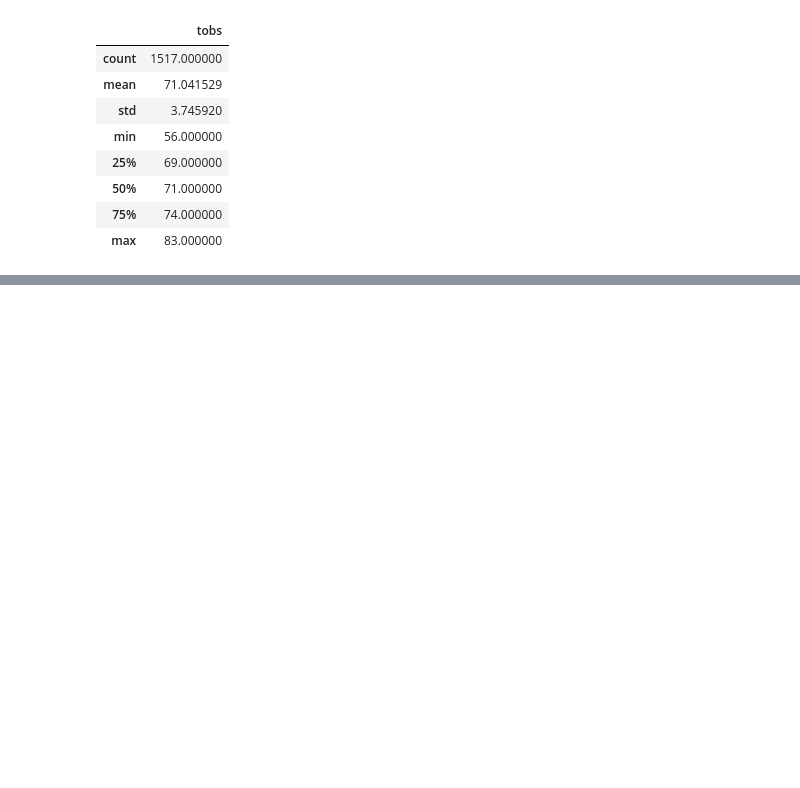
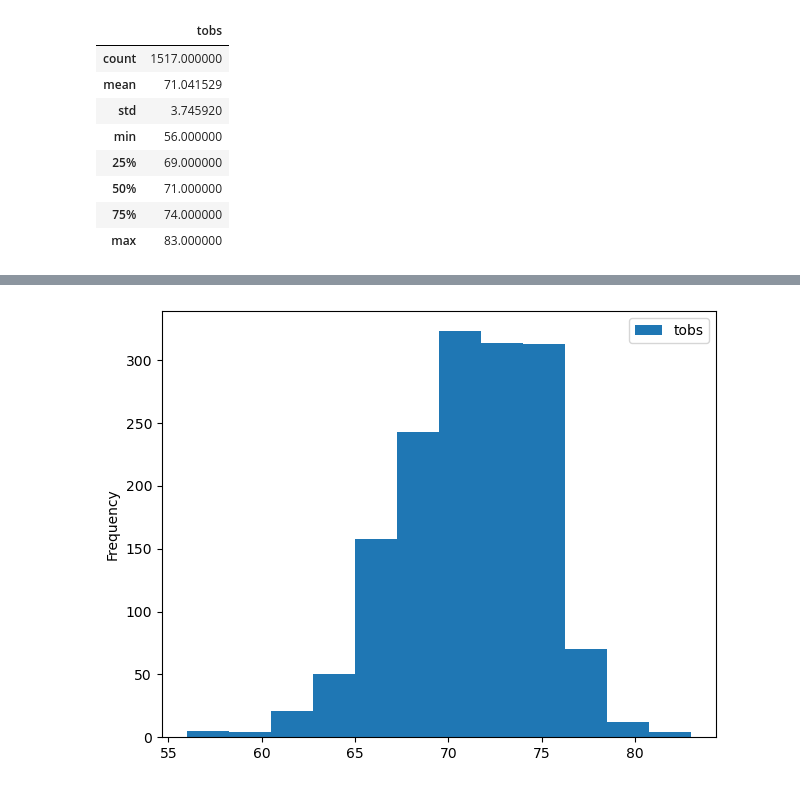
Before and after one commit to bibicortesb/surfs_up, a Jupyter notebook: SurfsUp_Challenge.ipynb, the cells around one changed output, grey strips where cells are left out. Cells and saved outputs as stored; diff of their text form; code cells hidden in the pictures; blank space fills up the shorter version.

```diff
--- a/SurfsUp_Challenge.ipynb
+++ b/SurfsUp_Challenge.ipynb
@@ -195,0 +123,6 @@ df_december.describe()
+# %%
+# Decemeber
+df_december.plot.hist(bins=12)
+plt.tight_layout()
+# %% [output]
+[figure, added]
```
Also changed, not shown: parts of 10 cells of this notebook, 1 other file.
